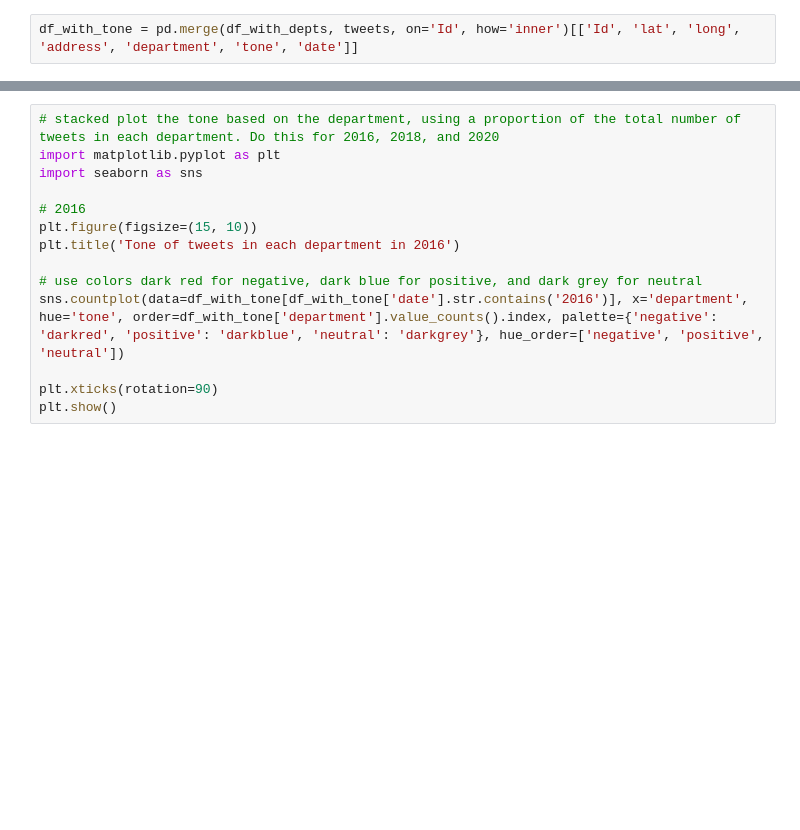
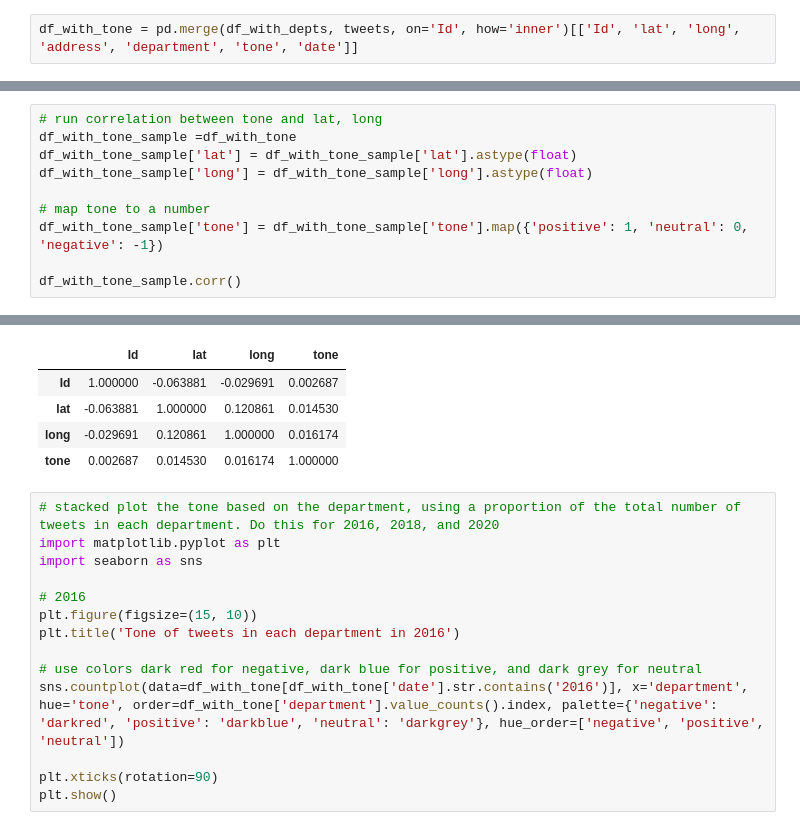
Before and after one commit to ODU-Storymodelers/twitter_analysis_col, a Jupyter notebook: notebooks/plos_one_paper.ipynb, the cells around one changed output, grey strips where cells are left out. Drawn from its saved outputs; the diff is of its cells as text; blank space fills up the shorter version.

```diff
--- a/notebooks/plos_one_paper.ipynb
+++ b/notebooks/plos_one_paper.ipynb
@@ -159,0 +313,11 @@ df_with_tone = pd.merge(df_with_depts, tweets, on='Id', how='inner')[['Id', 'lat
+# %%
+# run correlation between tone and lat, long
+df_with_tone_sample =df_with_tone
+df_with_tone_sample['lat'] = df_with_tone_sample['lat'].astype(float)
+df_with_tone_sample['long'] = df_with_tone_sample['long'].astype(float)
+
+# map tone to a number
+df_with_tone_sample['tone'] = df_with_tone_sample['tone'].map({'positive': 1, 'neutral': 0, 'negative': -1})
+
+df_with_tone_sample.corr()
+# %% [output]
@@ -160,3 +325,8 @@ df_with_tone = pd.merge(df_with_depts, tweets, on='Id', how='inner')[['Id', 'lat
+|  | Id | lat | long | tone |
+| Id | 1.000000 | -0.063881 | -0.029691 | 0.002687 |
+| lat | -0.063881 | 1.000000 | 0.120861 | 0.014530 |
+| long | -0.029691 | 0.120861 | 1.000000 | 0.016174 |
+| tone | 0.002687 | 0.014530 | 0.016174 | 1.000000 |
 # %%
 # stacked plot the tone based on the department, using a proportion of the total number of tweets in each department. Do this for 2016, 2018, and 2020
 import matplotlib.pyplot as plt
```
Also changed, not shown: parts of 14 cells of this notebook, 16 other files.
